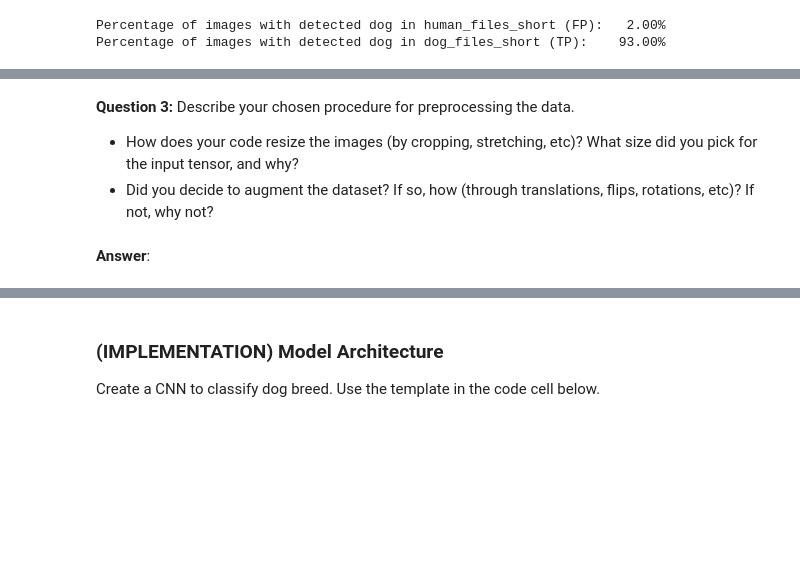
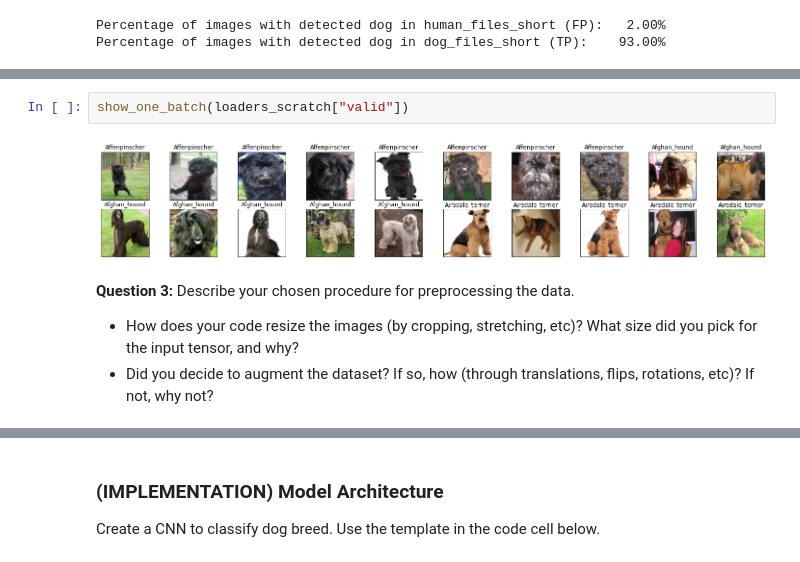
Before and after one commit to miguel-bm/dog-breed-classifier, a Jupyter notebook: dog_app.ipynb, the cells around one changed output, grey strips where cells are left out. Drawn from its saved outputs; the diff is of its cells as text; blank space fills up the shorter version.

```diff
--- a/dog_app.ipynb
+++ b/dog_app.ipynb
@@ -388,6 +437,8 @@ Dataset ImageFolder
+# %%
+show_one_batch(loaders_scratch["valid"])
+# %% [output]
+[figure, added]
 # %% [markdown]
 **Question 3:** Describe your chosen procedure for preprocessing the data.
 - How does your code resize the images (by cropping, stretching, etc)?  What size did you pick for the input tensor, and why?
 - Did you decide to augment the dataset?  If so, how (through translations, flips, rotations, etc)?  If not, why not?
-# %% [markdown]
-**Answer**:
```
Also changed, not shown: parts of 41 cells of this notebook, 1 other file.
